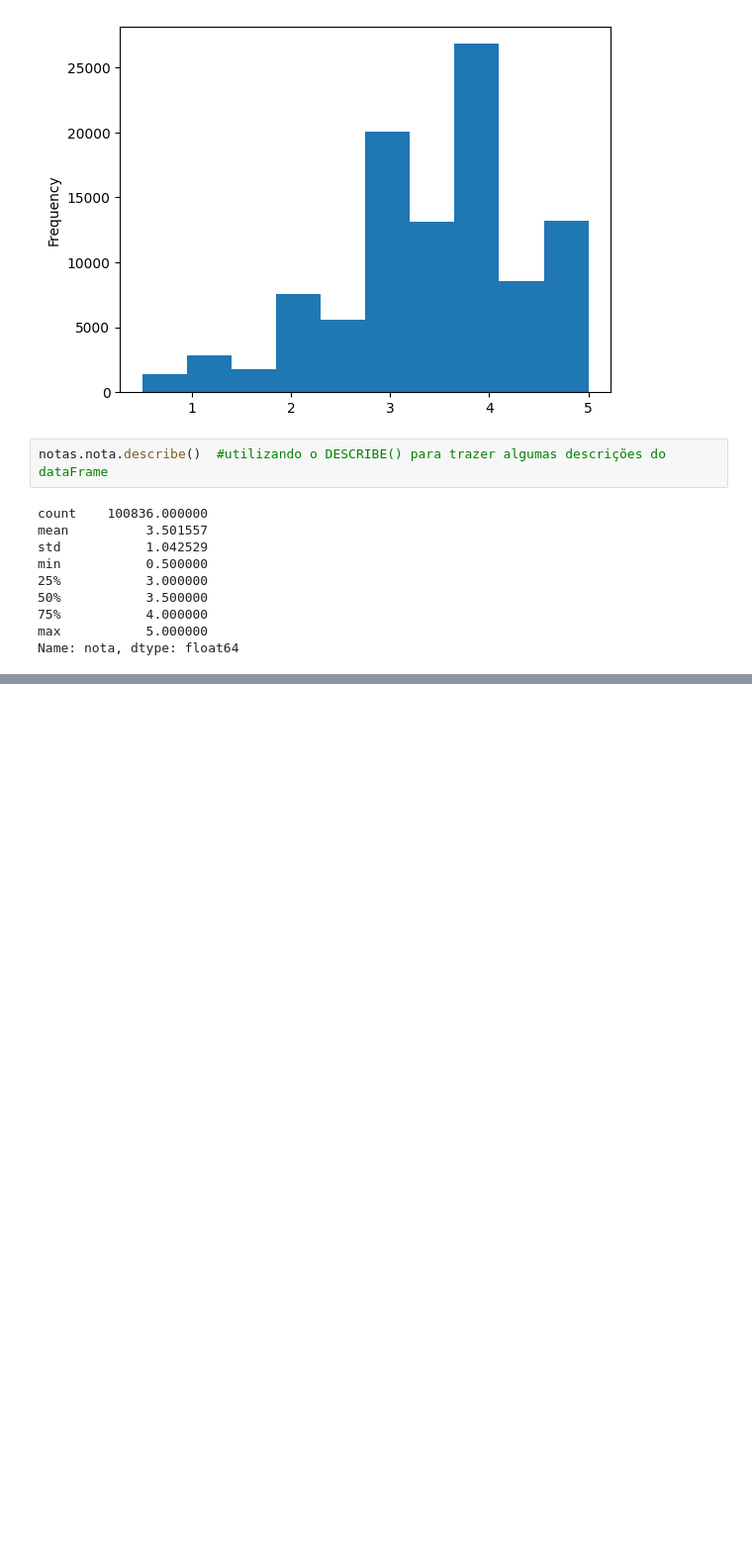
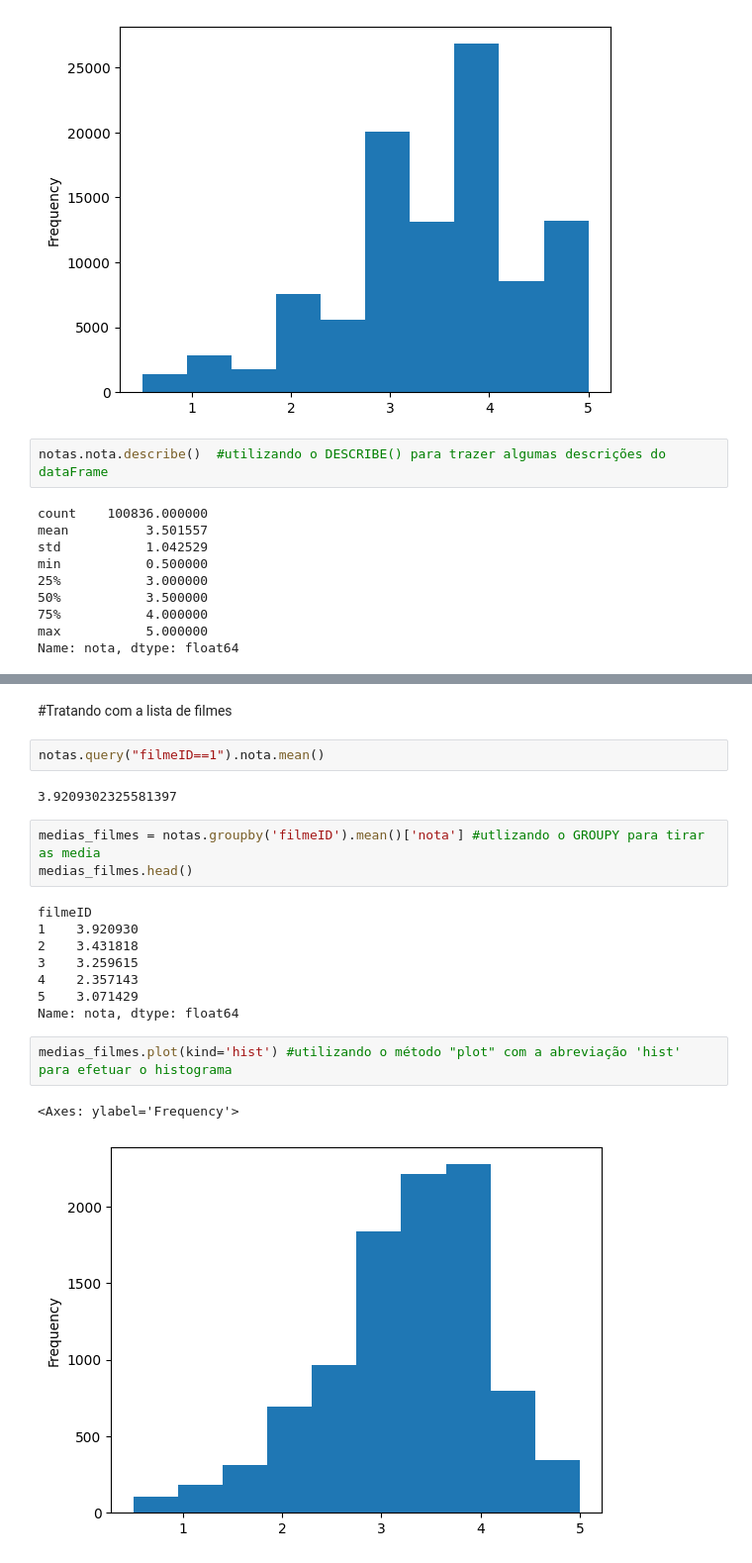
Before and after one commit to euninha1/data_science, a Jupyter notebook: introducao_ds.ipynb, the cells around one changed output, grey strips where cells are left out. Shown: that part at 99% size. Saved outputs shown, nothing was run; the diff lists cells and outputs as text; blank space fills up the shorter version.

```diff
--- a/introducao_ds.ipynb
+++ b/introducao_ds.ipynb
@@ -85,0 +113,22 @@ Name: nota, dtype: float64
+# %% [markdown]
+#Tratando com a lista de filmes
+# %%
+notas.query("filmeID==1").nota.mean()
+# %% [output]
+3.9209302325581397
+# %%
+medias_filmes = notas.groupby('filmeID').mean()['nota'] #utlizando o GROUPY para tirar as media
+medias_filmes.head()
+# %% [output]
+filmeID
+1    3.920930
+2    3.431818
+3    3.259615
+4    2.357143
+5    3.071429
+Name: nota, dtype: float64
+# %%
+medias_filmes.plot(kind='hist') #utilizando o método "plot" com a abreviação 'hist' para efetuar o histograma
+# %% [output]
+<Axes: ylabel='Frequency'>
+[figure, added]
```
Also changed, not shown: parts of 7 cells of this notebook.
